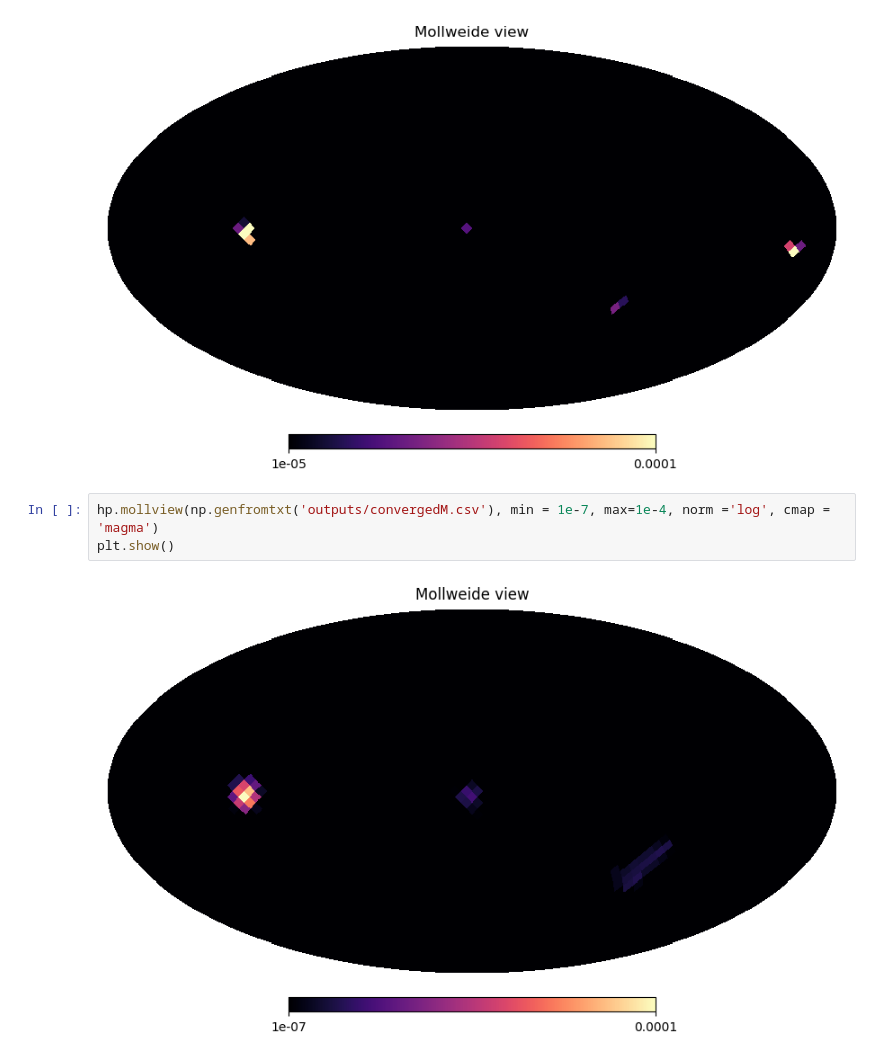
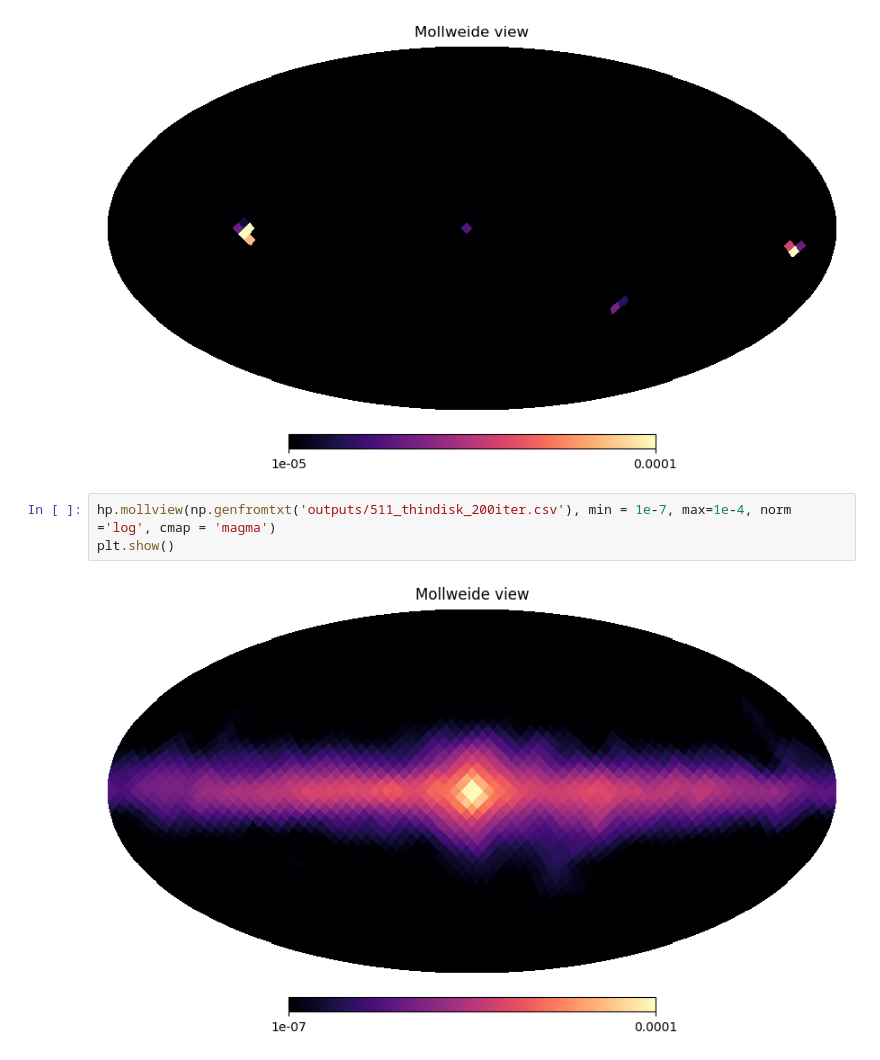
Before and after one commit to avalluvan/Parallel-Computing, a Jupyter notebook: code/datavisualization.ipynb, the cells around one changed output. Drawn from its saved outputs; the diff is of its cells as text.

```diff
--- a/code/datavisualization.ipynb
+++ b/code/datavisualization.ipynb
@@ -44,7 +44,7 @@ plt.show()
 # %% [output]
 [figure]
 # %%
-hp.mollview(np.genfromtxt('outputs/convergedM.csv'), min = 1e-7, max=1e-4, norm ='log', cmap = 'magma')
+hp.mollview(np.genfromtxt('outputs/511_thindisk_200iter.csv'), min = 1e-7, max=1e-4, norm ='log', cmap = 'magma')
 plt.show()
 # %% [output]
-[figure, old version]
+[figure, new version]
```
Also changed, not shown: parts of 1 cell of this notebook, 3 other files.
